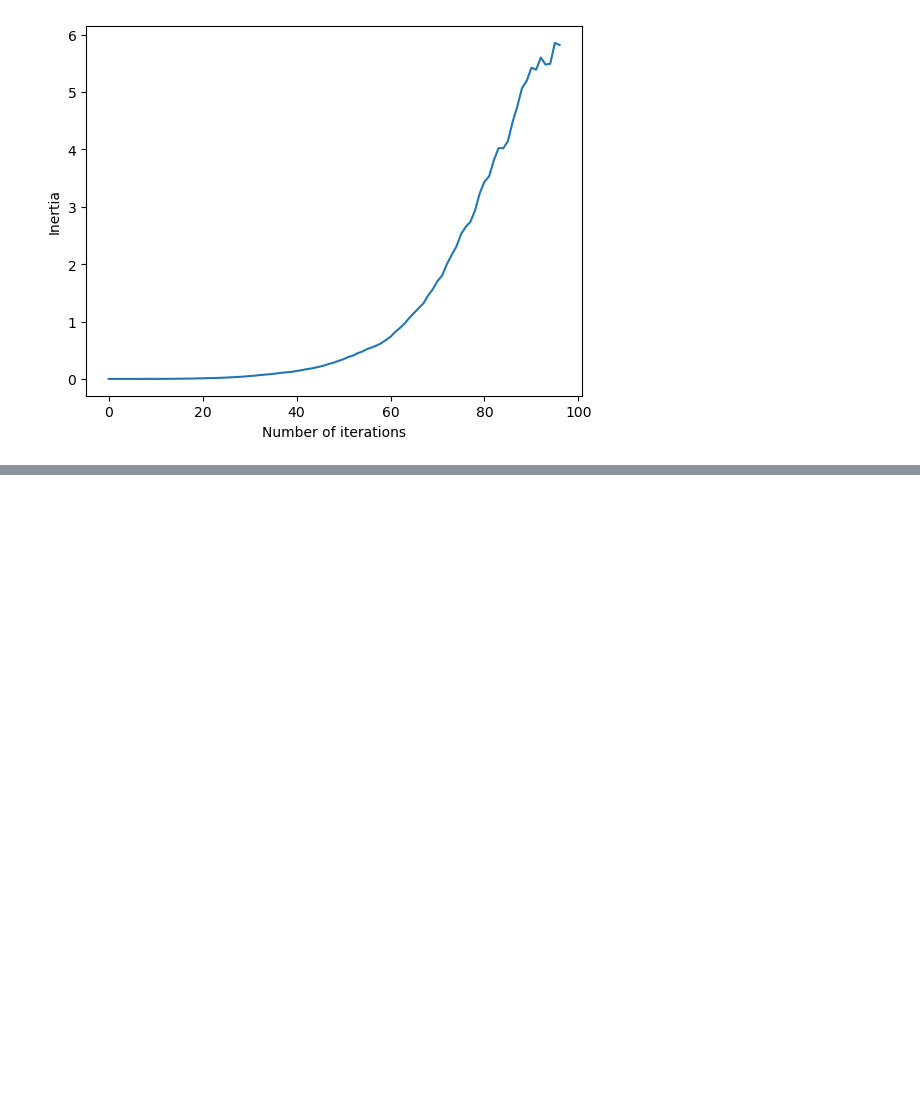
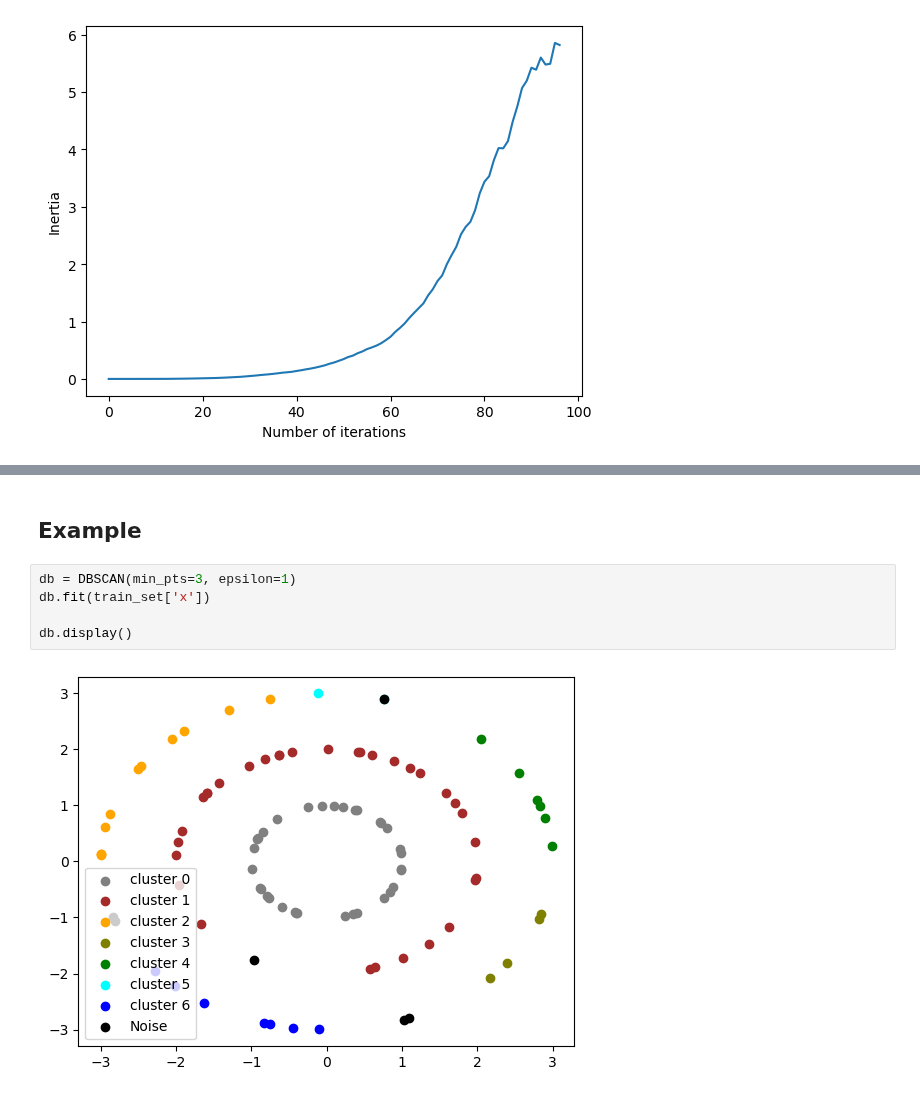
Before and after one commit to roomate/ML_from_scratch, a Jupyter notebook: clustering.ipynb, the cells around one changed output, grey strips where cells are left out. Cells and saved outputs as stored; diff of their text form; blank space fills up the shorter version.

Commit message:
Improved DBSCAN clustering algorithm

```diff
--- a/clustering.ipynb
+++ b/clustering.ipynb
@@ -461,0 +385,9 @@ HC.plot_history()
+# %% [markdown]
+## Example
+# %%
+db = DBSCAN(min_pts=3, epsilon=1)
+db.fit(train_set['x'])
+
+db.display()
+# %% [output]
+[figure, added]
```
Also changed, not shown: parts of 35 cells of this notebook.
